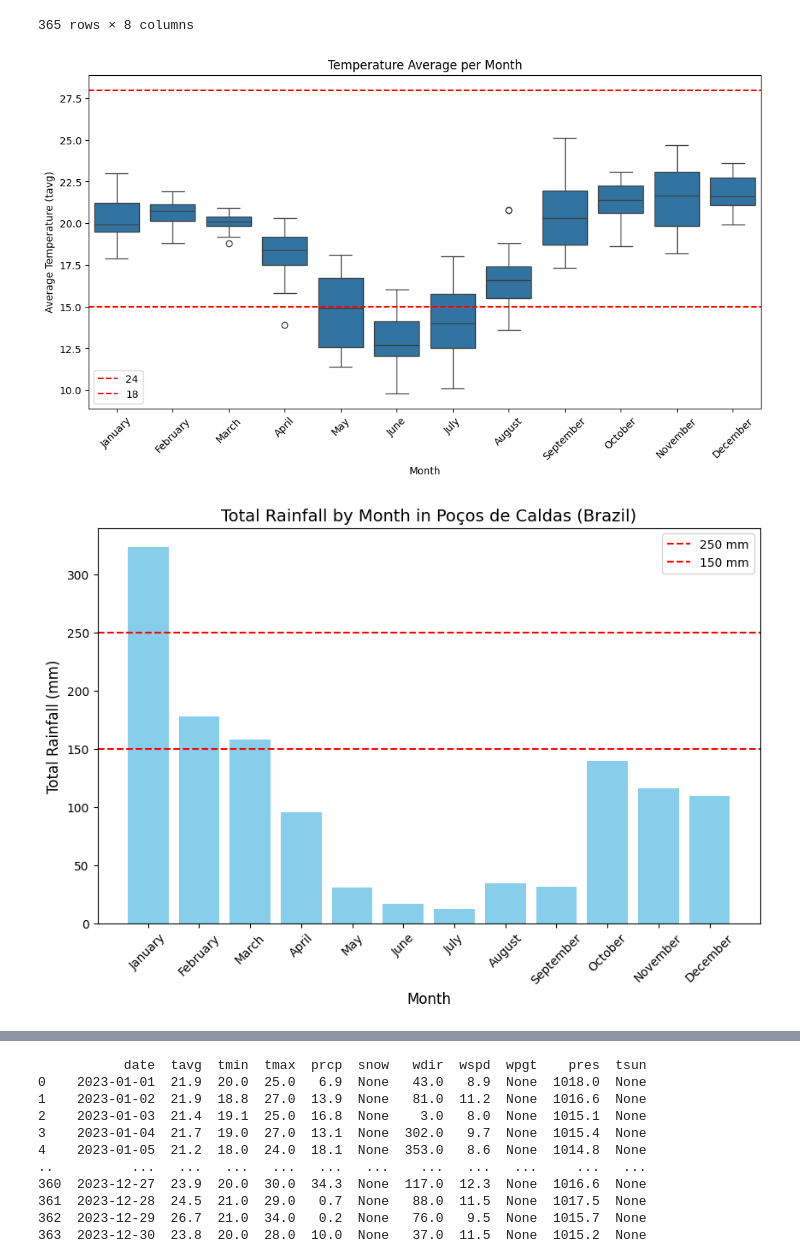
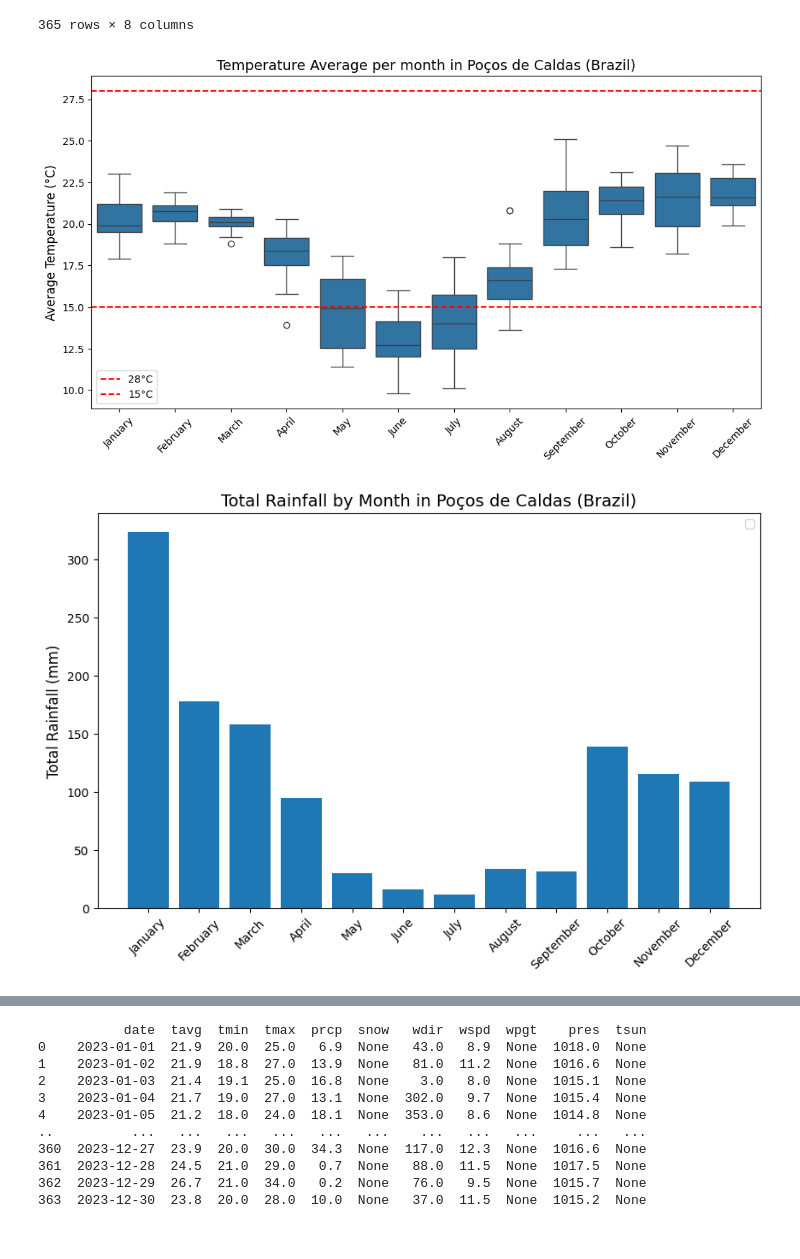
Before and after one commit to shadzic/ESMT_2024_DataScraping_Students, a Jupyter notebook: main_all_cities.ipynb, the cells around one changed output, grey strips where cells are left out. Drawn from its saved outputs; the diff is of its cells as text; code cells hidden in the pictures.

```diff
--- a/main_all_cities.ipynb
+++ b/main_all_cities.ipynb
@@ -320,45 +316,39 @@ df_PDC['month'] = df_PDC['date'].dt.month_name()
 # boxplot of temperature averages grouped by month
 plt.figure(figsize=(12, 6))
 sns.boxplot(x='month', y='tavg', data=df_PDC, order=pd.date_range("2023-01-01", periods=12, freq='ME').strftime('%B'))
-plt.title('Temperature Average per Month')
-plt.xlabel('Month')
-plt.ylabel('Average Temperature (tavg)')
+plt.title('Temperature Average per month in Poços de Caldas (Brazil)',fontsize=14)
+plt.xlabel('')
+plt.ylabel('Average Temperature (°C)',fontsize=12)
 plt.xticks(rotation=45)
 
 # cutoff lines showing range 24 and 18 degrees
-plt.axhline(y=28, color='red', linestyle='--', label='24')
-plt.axhline(y=15, color='red', linestyle='--', label='18')
+plt.axhline(y=28, color='red', linestyle='--', label='28°C')
+plt.axhline(y=15, color='red', linestyle='--', label='15°C')
 plt.legend()
 
 plt.show()
 # %% [output]
-[figure, old version]
+[figure, new version]
 # %%
 # grouping by months and sorting the months in calender order
 monthly_rainfall = df_PDC.groupby('month')['prcp'].sum().reset_index()
 
 monthly_rainfall['month'] = pd.Categorical(monthly_rainfall['month'],
                                              categories=pd.date_range("2023-01-01", periods=12, freq='ME').strftime('%B'),
                                              ordered=True)
 monthly_rainfall = monthly_rainfall.sort_values('month')
 
 # bar chart for monthly rainfall
 plt.figure(figsize=(10, 6))
-plt.bar(monthly_rainfall['month'], monthly_rainfall['prcp'], color='skyblue')
+plt.bar(monthly_rainfall['month'], monthly_rainfall['prcp'])
 plt.title('Total Rainfall by Month in Poços de Caldas (Brazil)', fontsize=14)
-plt.xlabel('Month', fontsize=12)
+plt.xlabel('')
 plt.ylabel('Total Rainfall (mm)', fontsize=12)  # Changed 'pcpt' to 'mm' for clarity
 plt.xticks(rotation=45)
-
-# cutoff lines for coffee cultivation between 150 and 250
-plt.axhline(y=250, color='red', linestyle='--', label='250 mm')
-plt.axhline(y=150, color='red', linestyle='--', label='150 mm')
-
-
 plt.legend()
 plt.show()
 # %% [output]
-[figure, old version]
+[figure, new version]
 # %%
 # grouping by months and sorting the months in calender order
 monthly_avg_wspd = df_PDC.groupby('month')['wspd'].mean().reset_index()
```
Also changed, not shown: parts of 10 cells of this notebook.
